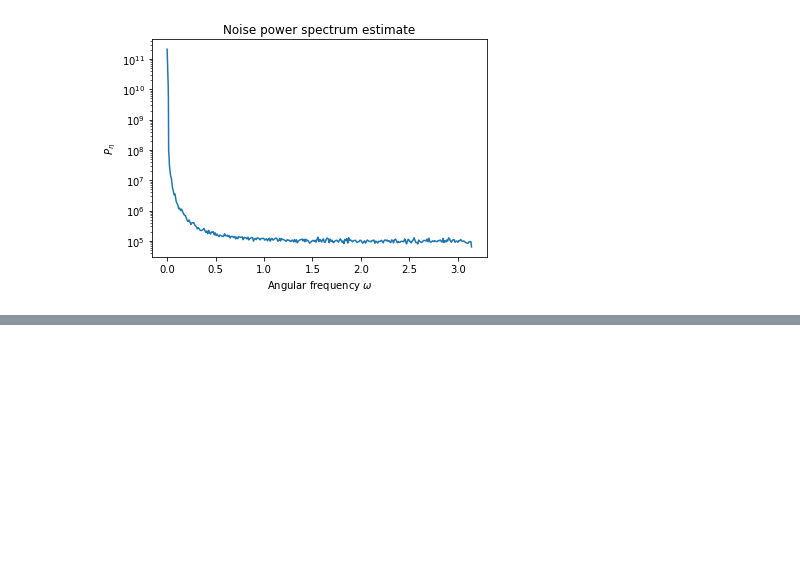
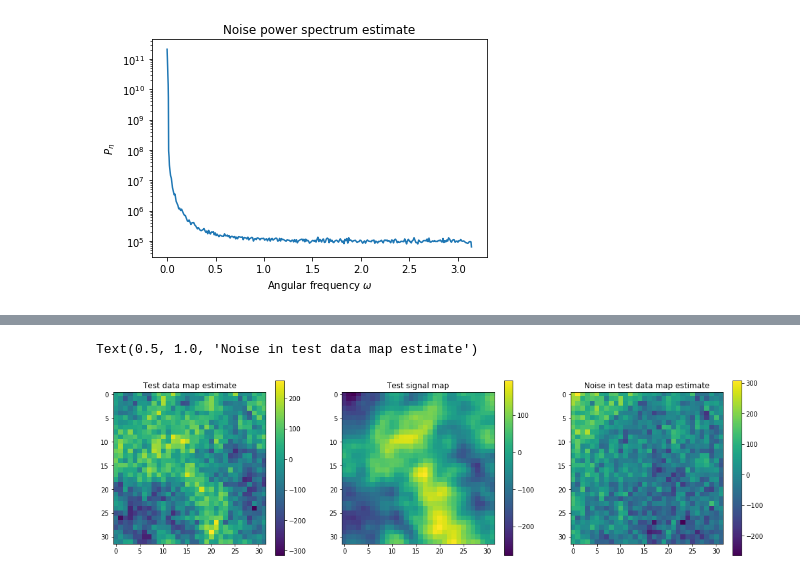
Before and after one commit to EthanMarx/cmb-map-making, a Jupyter notebook: cmb-map-fit.ipynb, the cells around one changed output, grey strips where cells are left out. Cells and saved outputs as stored; diff of their text form; code cells hidden in the pictures; blank space fills up the shorter version.

```diff
--- a/cmb-map-fit.ipynb
+++ b/cmb-map-fit.ipynb
@@ -106,0 +208,17 @@ Text(0, 0.5, '$P_\\eta$')
+# %%
+plt.figure(figsize=(18,5))
+plt.subplot(131)
+plt.imshow(s_hat_test)
+plt.colorbar()
+plt.title('Test data map estimate')
+plt.subplot(132)
+plt.imshow(s_hat_test_signal)
+plt.colorbar()
+plt.title('Test signal map')
+plt.subplot(133)
+plt.imshow(s_hat_test - s_hat_test_signal)
+plt.colorbar()
+plt.title('Noise in test data map estimate')
+# %% [output]
+Text(0.5, 1.0, 'Noise in test data map estimate')
+[figure, added]
```
Also changed, not shown: parts of 20 cells of this notebook.
